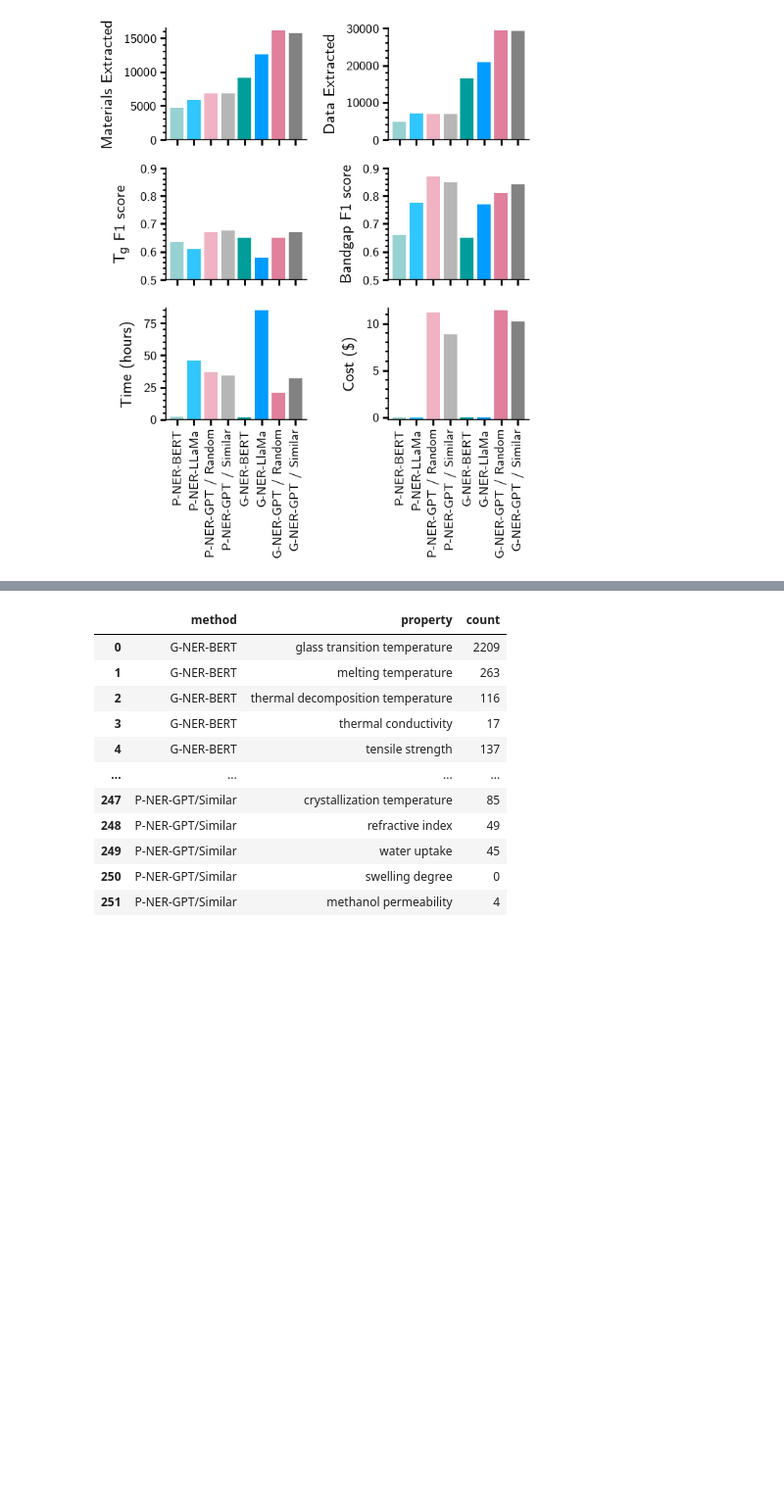
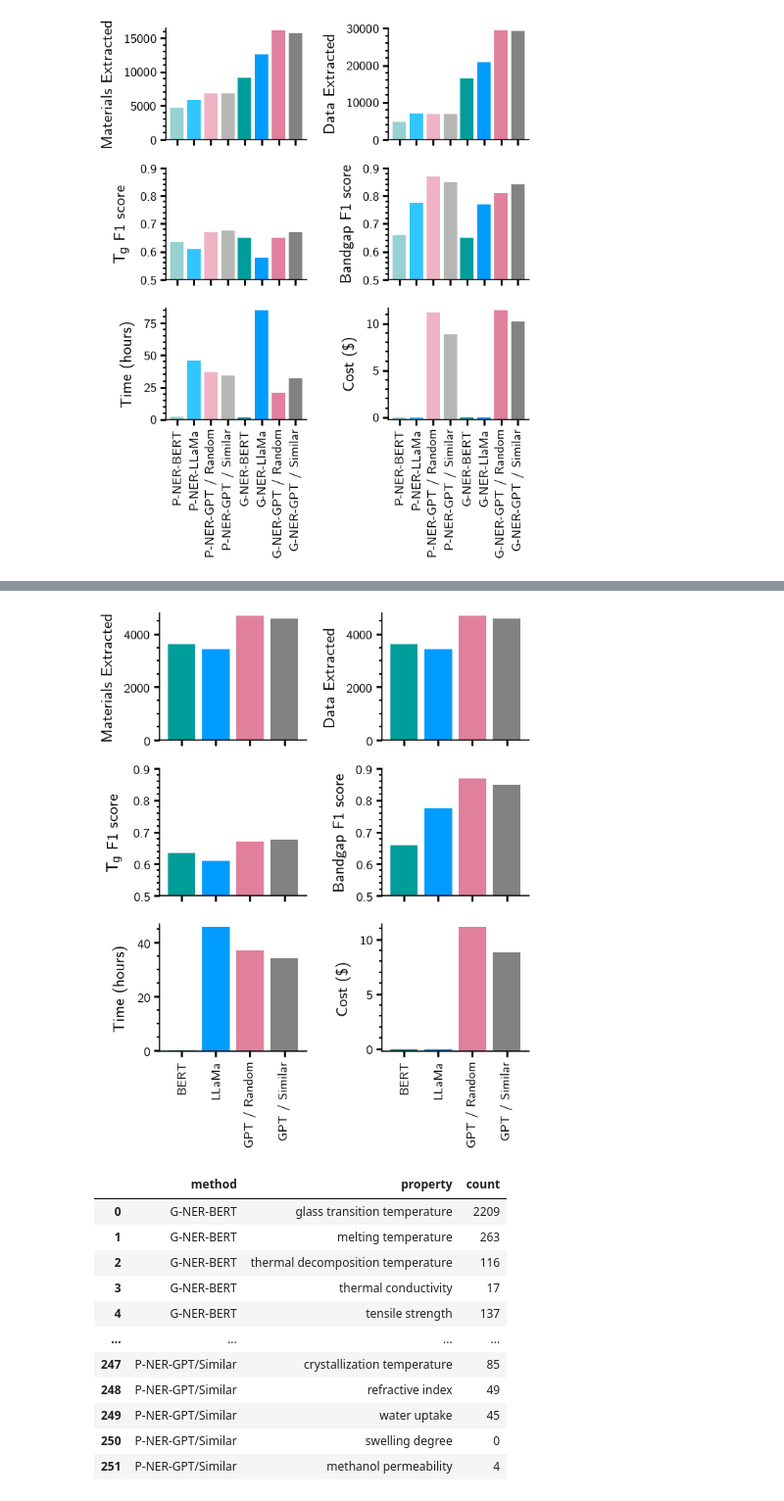
Before and after one commit to Ramprasad-Group/PromptDataExtraction, a Jupyter notebook: notebooks/Analyze-Select-1k.ipynb, the cells around one changed output, grey strips where cells are left out. Shown: that part at 98% size. Cells and saved outputs as stored; diff of their text form; code cells hidden in the pictures; blank space fills up the shorter version.

Commit message:
Update new version of plot

```diff
--- a/notebooks/Analyze-Select-1k.ipynb
+++ b/notebooks/Analyze-Select-1k.ipynb
@@ -1506,0 +1509,9 @@ plt.show()
+# %%
+data = Frame()
+data.add(name='BERT', materials=2367+1264, properties=2367+1264, hours=0.0, cost=0.0, Tg=0.635, Eg=0.66)
+data.add(name='LLaMa', materials=1993+1451, properties=1993+1451, hours=45.94, cost=0.0, Tg=0.61, Eg=0.775)
+data.add(name='GPT / Random', materials=3373+1333, properties=3373+1333, hours=37.11, cost=11.16, Tg=0.67, Eg=0.87)
+data.add(name='GPT / Similar', materials=3442+1147, properties=3442+1147, hours=34.36, cost=8.82, Tg=0.676, Eg=0.85)
+
+metrics = data.df.set_index('name')
+metrics
@@ -1507,3 +1525,54 @@ plt.show()
+# %%
+plt.rcParams['font.family'] = 'cursive'
+colors = ["#009d9a", "#009cff", "#e0809d",  "#828282", ]
+
+voffset = -0.25
+
+fig, axes = plt.subplots(1, 2, figsize=(3.25, 4), dpi=200, sharex=True)
+axes = axes.flatten()
+
+barprops = dict(color=colors, align='center', width=0.8, bottom=voffset)
+
+ax = axes[0]
+df = metrics['materials'] - voffset
+df.plot.bar(ax=ax, **barprops)
+ax.set(ylabel='Materials Extracted')
+
+ax = axes[1]
+df = metrics['properties'] - voffset
+metrics['properties'].plot.bar(ax=ax, **barprops)
+ax.set(ylabel='Data Extracted')
+
+ax = axes[2]
+df = metrics['Tg'] - voffset
+df.plot.bar(ax=ax, **barprops)
+ax.set(ylabel='$T_g$ F1 score', ylim=(0.5, 0.9))
+
+ax = axes[3]
+df = metrics['Eg'] - voffset
+df.plot.bar(ax=ax, **barprops)
+ax.set(ylabel='Bandgap F1 score', ylim=(0.5, 0.9))
+
+ax = axes[4]
+df = metrics['hours'] - voffset
+df.plot.bar(ax=ax, **barprops)
+ax.set(ylabel='Time (hours)')
+
+ax = axes[5]
+
+df = metrics['cost'] - voffset
+df.plot.bar(ax=ax, **barprops)
+ax.set(ylabel='Cost (\$)')
+
+for ax in axes.flatten():
+    ax.set(xlabel='')
+    ax.tick_params(axis='x', which='minor', bottom=False)
+
+plt.tight_layout()
+plt.savefig("notebooks/Selec1k-Bars-v2.eps")
+plt.show()
+# %% [output]
+[figure, added]
 # %%
 propcount._df = None
 propcount.df
```
Also changed, not shown: parts of 3 cells of this notebook.
